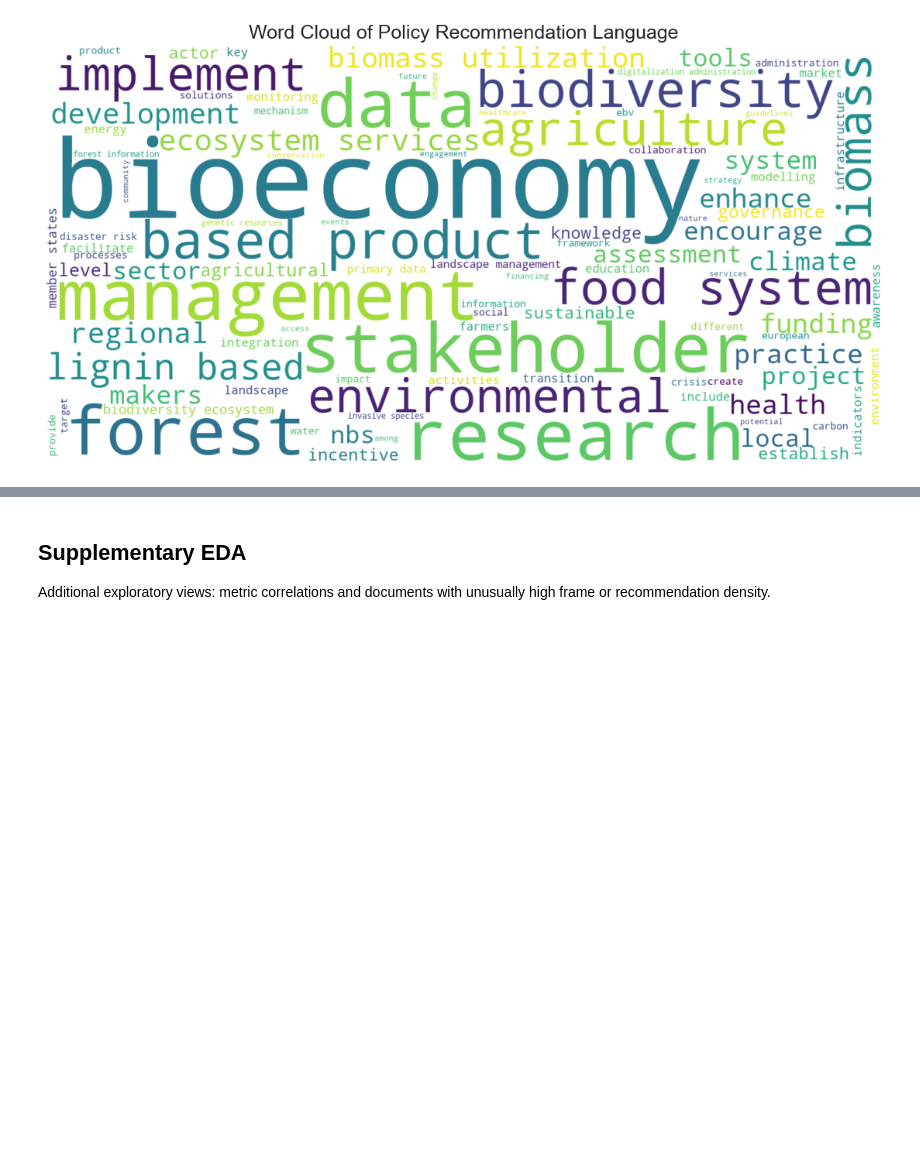
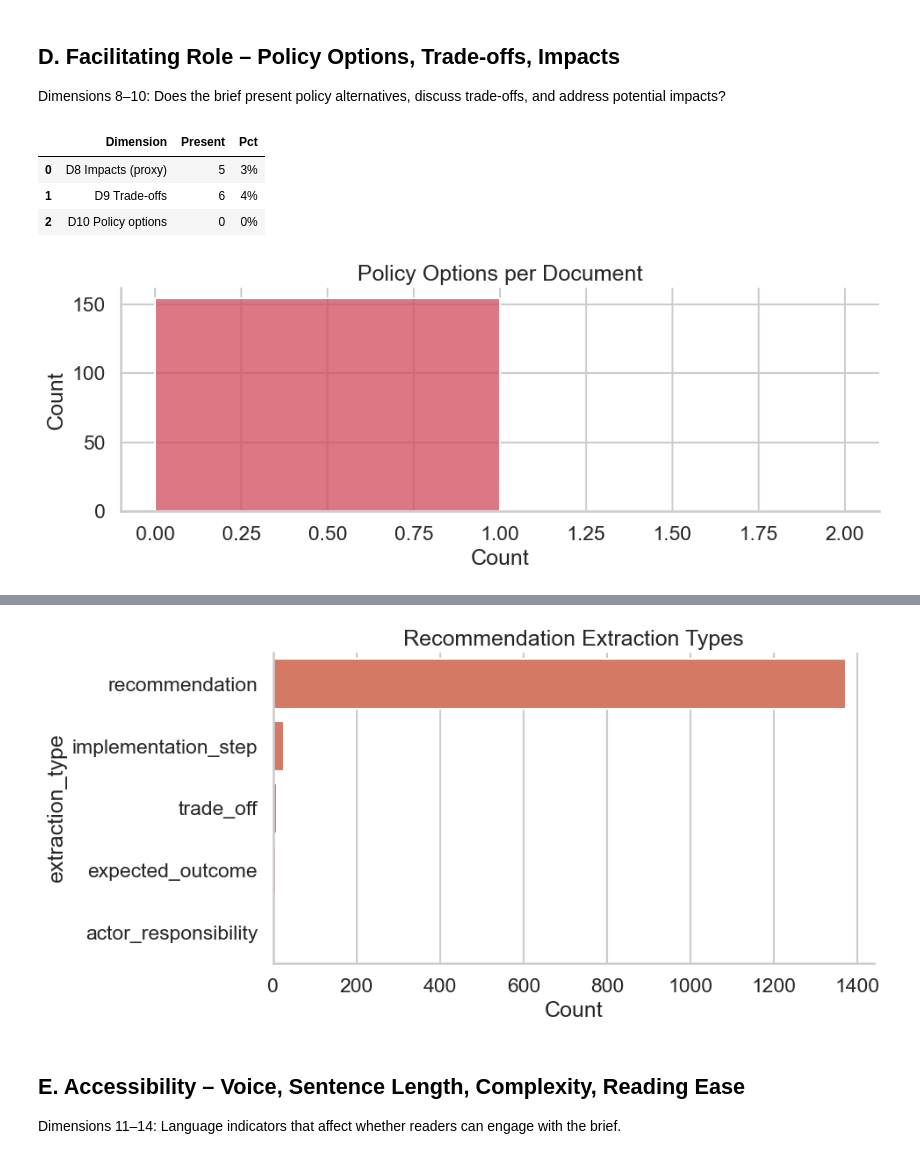
Before and after one commit to doschul/PolicyBriefAnalysis, a Jupyter notebook: exploratory_analysis.ipynb, the cells around one changed output, grey strips where cells are left out. Cells and saved outputs as stored; diff of their text form; code cells hidden in the pictures; blank space fills up the shorter version.

```diff
--- a/exploratory_analysis.ipynb
+++ b/exploratory_analysis.ipynb
@@ -273,37 +324,49 @@ plt.show()
+# %% [markdown]
+## D. Facilitating Role – Policy Options, Trade-offs, Impacts
+
+Dimensions 8–10: Does the brief present policy alternatives, discuss trade-offs, and address potential impacts?
 # %%
-stopwords = {
-    'the', 'and', 'for', 'that', 'with', 'from', 'this', 'into', 'must', 'should', 'could', 'would',
-    'their', 'there', 'have', 'has', 'been', 'being', 'more', 'than', 'such', 'through', 'across',
-    'need', 'needs', 'policy', 'policies', 'recommend', 'recommendations', 'recommendation', 'use',
-    'using', 'used', 'can', 'may', 'all', 'new', 'within', 'between', 'support', 'ensure', 'develop',
-    'improve', 'promote', 'public', 'private', 'based', 'towards', 'also', 'these', 'those', 'them'
+facil_bools = {
+    'D8 Impacts (proxy)': 'D8_impacts_proxy',
+    'D9 Trade-offs': 'D9_tradeoffs',
+    'D10 Policy options': 'D10_policy_options',
 }
+facil_data = []
+for label, col in facil_bools.items():
+    if col not in analysis_df.columns:
+        continue
+    count = analysis_df[col].sum()
+    facil_data.append({'Dimension': label, 'Present': int(count),
+                       'Pct': f'{count / len(analysis_df):.0%}'})
 
-recommendation_text = (
-    recommendations['action'].fillna('') + ' ' + recommendations['target'].fillna('') + ' ' + recommendations['policy_domain'].fillna('')
-)
-clean_text = ' '.join(recommendation_text.tolist()).lower()
-tokens = re.findall(r'[a-z][a-z\-]{2,}', clean_text)
-tokens = [token for token in tokens if token not in stopwords]
+if facil_data:
+    display(pd.DataFrame(facil_data))
 
-wc = WordCloud(
-    width=1400,
-    height=700,
-    background_color='white',
-    colormap='viridis',
-    max_words=100,
-).generate(' '.join(tokens))
+    # Policy options count distribution
+    if 'D10_policy_options_count' in analysis_df.columns:
+        fig, ax = plt.subplots(figsize=(10, 4))
+        sns.histplot(analysis_df['D10_policy_options_count'],
+                     bins=range(0, max(analysis_df['D10_policy_options_count'].max() + 2, 3)),
+                     ax=ax, color='#D1495B')
+        ax.set_title('Policy Options per Document')
+        ax.set_xlabel('Count')
+        plt.tight_layout()
+        plt.show()
 
-plt.figure(figsize=(14, 7))
-plt.imshow(wc, interpolation='bilinear')
-plt.axis('off')
-plt.title('Word Cloud of Policy Recommendation Language')
-plt.show()
-
-display(
-    documents[['doc_id', 'file_name', 'page_count', 'recommendations_count', 'recommendations_per_100_pages']]
-    .sort_values('recommendations_per_100_pages', ascending=False)
-    .head(10)
-)
+    # Extraction type breakdown (recs)
+    if len(recommendations):
+        fig, ax = plt.subplots(figsize=(10, 5))
+        ext = recommendations['extraction_type'].value_counts()
+        sns.barplot(x=ext.values, y=ext.index, ax=ax, color='#E76F51')
+        ax.set_title('Recommendation Extraction Types')
+        ax.set_xlabel('Count')
+        plt.tight_layout()
+        plt.show()
+else:
+    print('Facilitating-role columns not available.')
 # %% [output]
+|  | Dimension | Present | Pct |
+| 0 | D8 Impacts (proxy) | 5 | 3% |
+| 1 | D9 Trade-offs | 6 | 4% |
+| 2 | D10 Policy options | 0 | 0% |
-[figure, old version]
+[figure, new version]
@@ -321,5 +373,6 @@ display(
+[figure, added]
 # %% [markdown]
-## Supplementary EDA
+## E. Accessibility – Voice, Sentence Length, Complexity, Reading Ease
 
-Additional exploratory views: metric correlations and documents with unusually high frame or recommendation density.
+Dimensions 11–14: Language indicators that affect whether readers can engage with the brief.
 # %%
```
Also changed, not shown: parts of 24 cells of this notebook, 18 other files.
